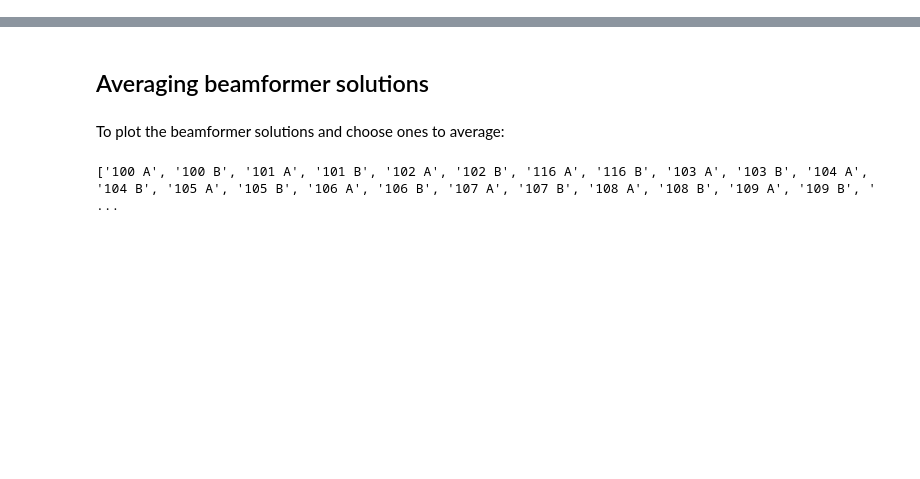
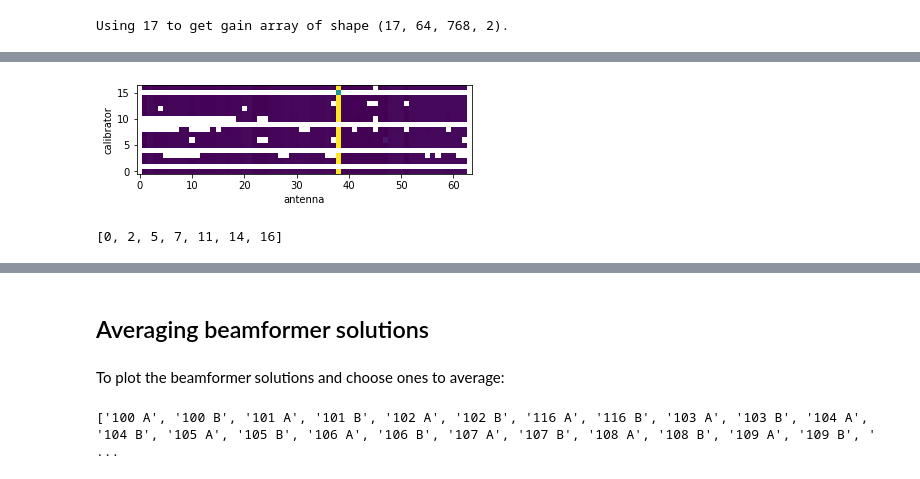
Before and after one commit to dsa110/dsa-notebooks, a Jupyter notebook: calibration_quality.ipynb, the cells around one changed output, grey strips where cells are left out. Drawn from its saved outputs; the diff is of its cells as text; code cells hidden in the pictures; blank space fills up the shorter version.

Commit message:
using new dsacalib weights module

```diff
--- a/calibration_quality.ipynb
+++ b/calibration_quality.ipynb
@@ -0,0 +3,2 @@
+# %%
+bfnames = weights.get_bfnames(select='2021-11-01')
@@ -0,0 +27,7 @@
+# %%
+gains = weights.read_gains(bfnames)
+# %% [output]
+Using 17 to get gain array of shape (17, 64, 768, 2).
+# %%
+good = weights.get_good(bfnames, gains, plot=True, threshold=60)
+# %% [output]
@@ -0,0 +51,5 @@
+[figure, added]
+# %%
+good
+# %% [output]
+[0, 2, 5, 7, 11, 14, 16]
```
Also changed, not shown: parts of 17 cells of this notebook.
